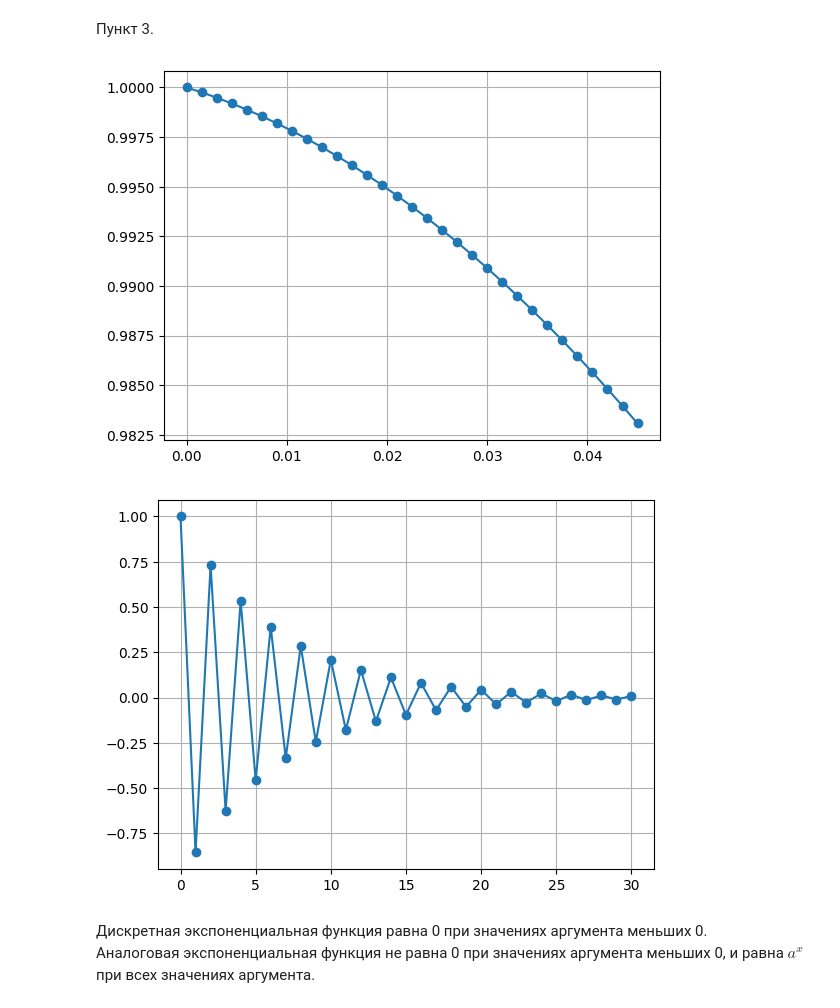
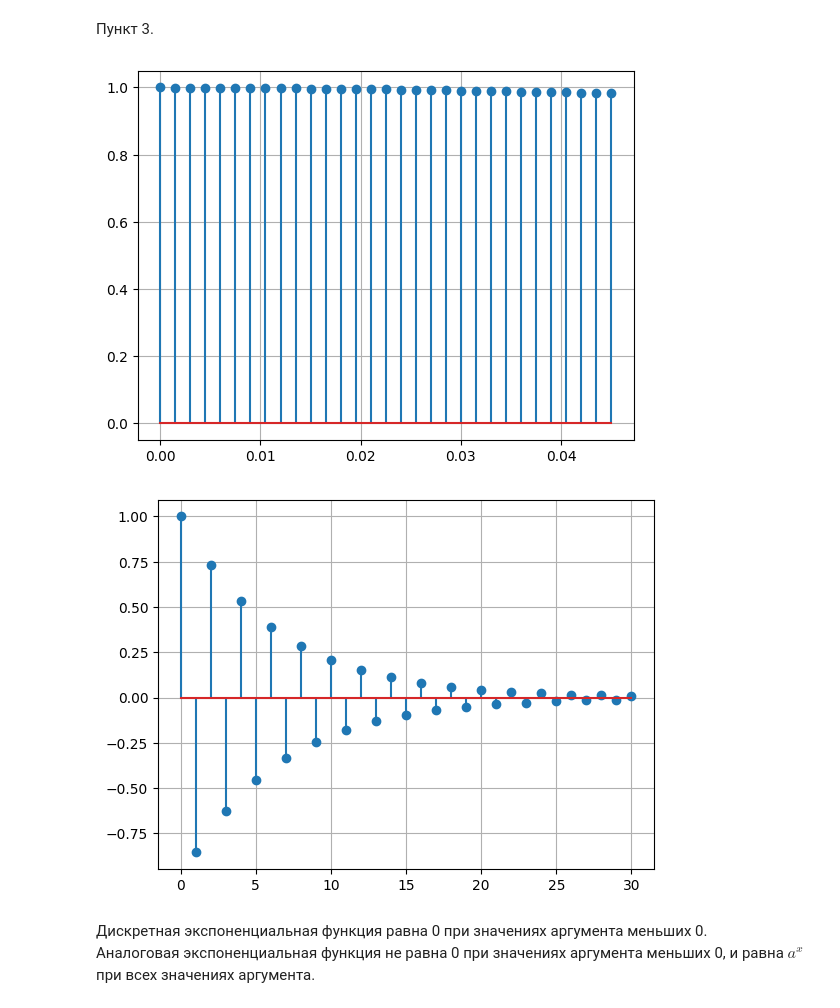
Before and after one commit to the-mvi/dsp-2022, a Jupyter notebook: 9304_Tsaplin_Silkin/lab1.ipynb, the cells around one changed output. Cells and saved outputs as stored; diff of their text form; code cells hidden in the pictures.

Commit message:
Replace plot() with stem()

```diff
--- a/9304_Tsaplin_Silkin/lab1.ipynb
+++ b/9304_Tsaplin_Silkin/lab1.ipynb
@@ -111,7 +111,7 @@ ndt_impulse = [unit_impulse(t) for t in normalized_discrete_time]
 def show_plot(X, Y):
     plt.clf()
     plt.grid()
-    plt.plot(X, Y, 'o-')
+    plt.stem(X, Y)
     plt.show()
 
 show_plot(discrete_time, dt_impulse)
@@ -157,18 +157,19 @@ $f_d = 666\frac{2}{3}$
 # %% [markdown]
 Пункт 3.
 # %%
+import numpy
 def discrete_exp(k):
     return 0 if k < 0 else (a ** k)
 
 dt_exp = [discrete_exp(t) for t in discrete_time]
 ndt_exp = [discrete_exp(t) for t in normalized_discrete_time]
 
 
-show_plot(discrete_time, dt_exp)
-show_plot(normalized_discrete_time, ndt_exp)
+show_plot(discrete_time, numpy.real(dt_exp))
+show_plot(normalized_discrete_time, numpy.real(ndt_exp))
 # %% [output]
-[figure, old version]
+[figure, new version]
-[figure, old version]
+[figure, new version]
 # %% [markdown]
 Дискретная экспоненциальная функция равна 0 при значениях аргумента меньших 0.
 Аналоговая экспоненциальная функция не равна 0 при значениях аргумента меньших 0, и равна $a^x$ при всех значениях аргумента.
```
Also changed, not shown: parts of 4 cells of this notebook.
